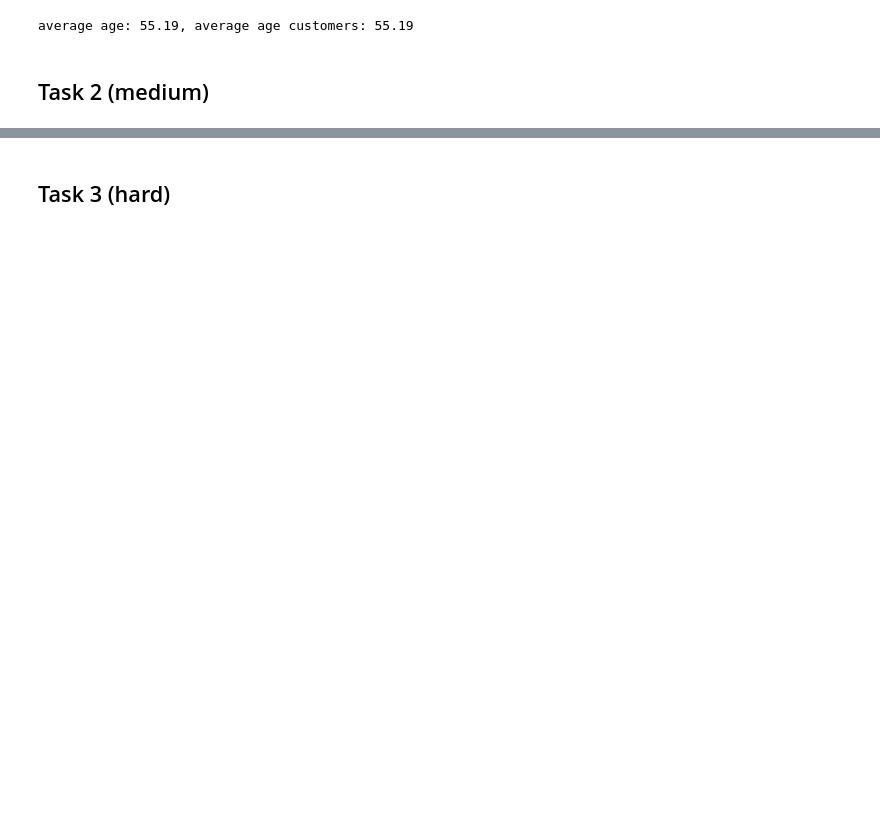
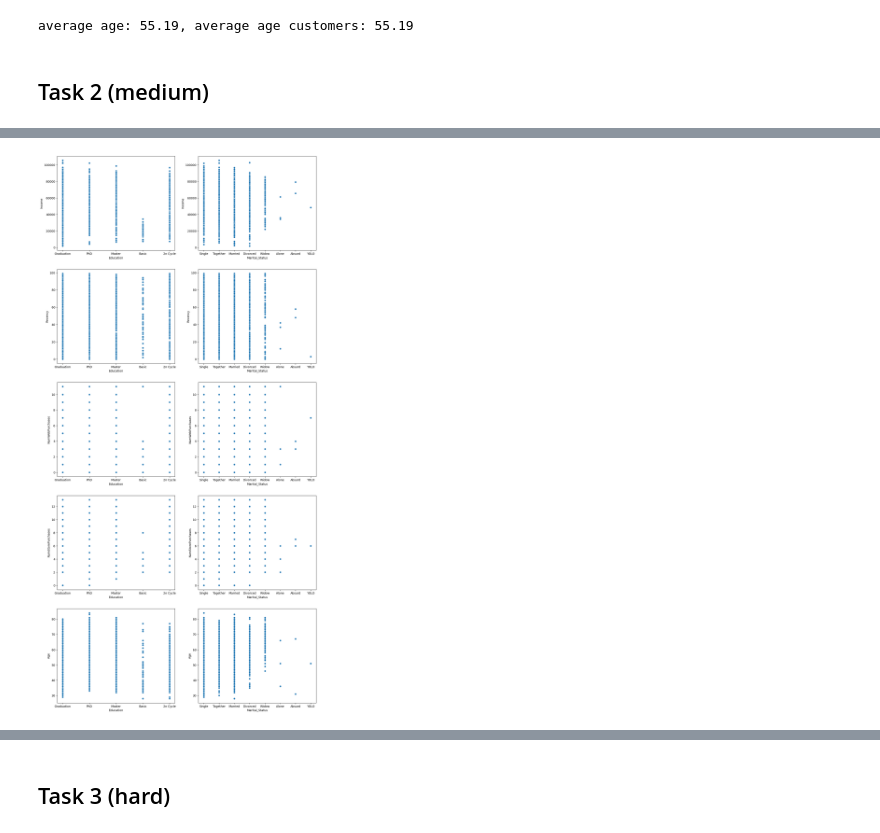
Before and after one commit to litvinovmitch11/HSE-ML-COURSE, a Jupyter notebook: notebooks/02-homework.ipynb, the cells around one changed output, grey strips where cells are left out. Saved outputs shown, nothing was run; the diff lists cells and outputs as text; code cells hidden in the pictures; blank space fills up the shorter version.

```diff
--- a/notebooks/02-homework.ipynb
+++ b/notebooks/02-homework.ipynb
@@ -87,0 +130,18 @@ fig.show()
+# %%
+cat_num_columns = ["Income",
+               "Recency",
+               "NumWebPurchases",
+               "NumStorePurchases",
+               "Age"]
+
+cat_columns = ["Kidhome",
+               "Teenhome"]
+# %%
+fig, axes = plt.subplots(len(cat_num_columns), 2, figsize=(16, 34))
+for cat_idx, cat in enumerate(["Education", "Marital_Status"]):
+    for num_idx, num in enumerate(cat_num_columns):
+        sns.scatterplot(ax=axes[num_idx, cat_idx], x=prepare_data[cat], y=prepare_data[num])
+fig.show()
+None
+# %% [output]
+[figure, added]
```
Also changed, not shown: parts of 22 cells of this notebook.
